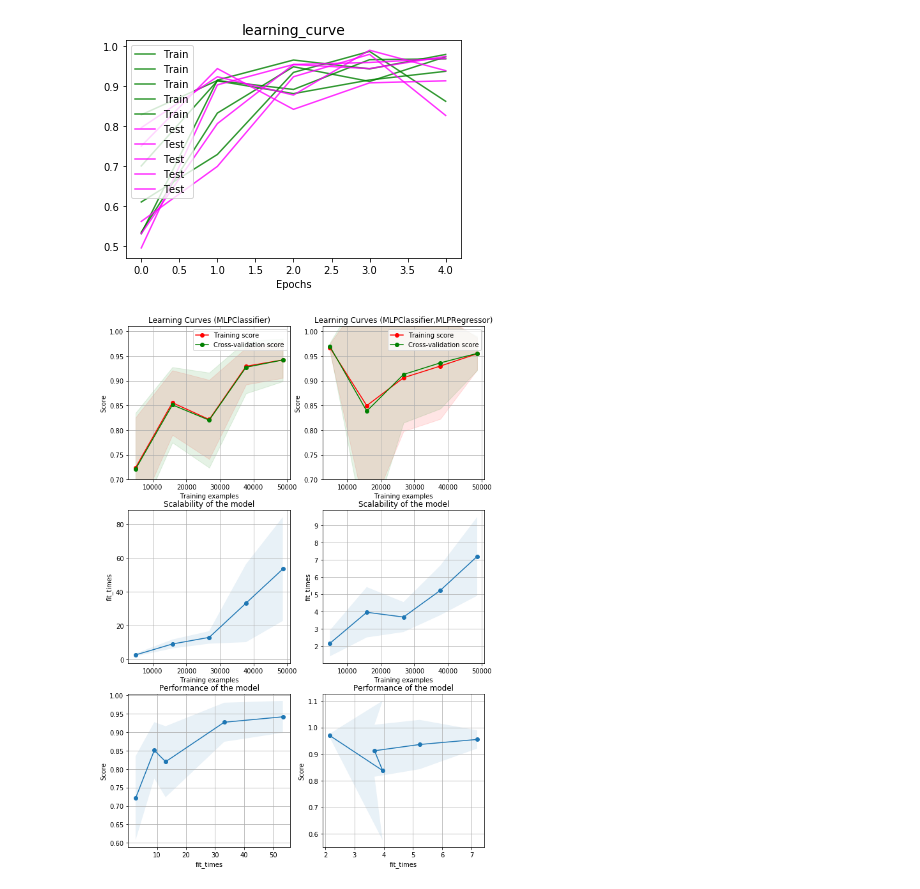
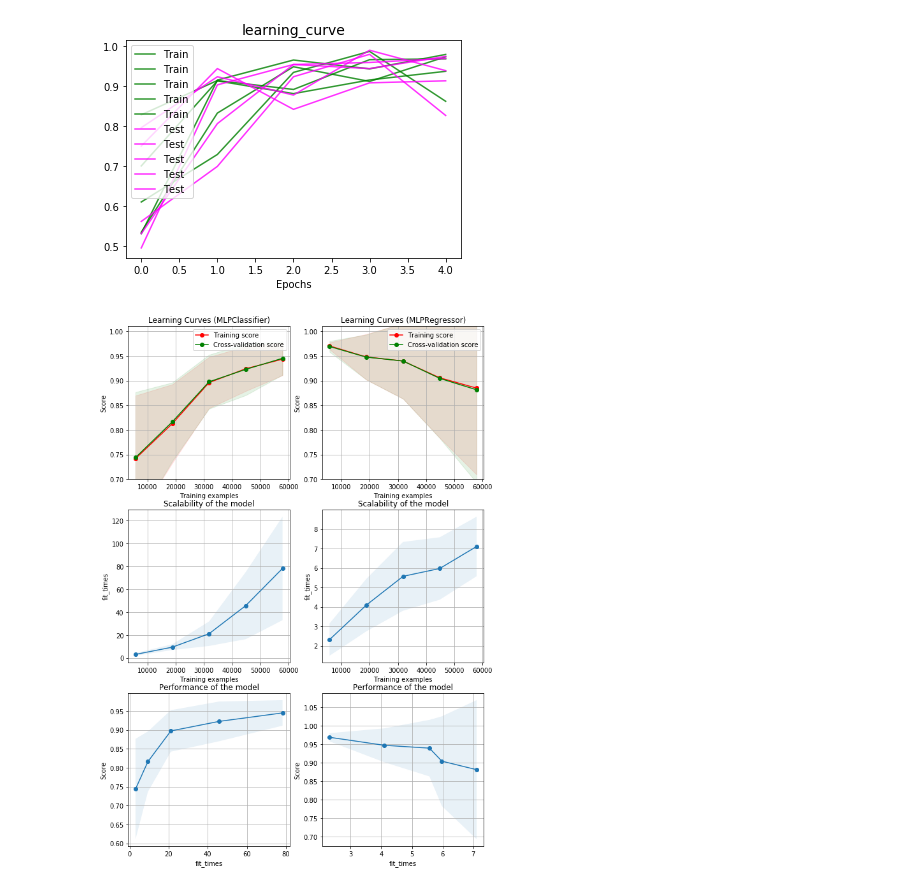
Before and after one commit to peishuan/Natural-Computation-Methods-for-Machine-Learning-Final-Project, a Jupyter notebook: meeting0527/spotify_classification.ipynb, the cells around one changed output. Drawn from its saved outputs; the diff is of its cells as text; code cells hidden in the pictures.

```diff
--- a/meeting0527/spotify_classification.ipynb
+++ b/meeting0527/spotify_classification.ipynb
@@ -58,6 +60,6 @@ data.head(10)
 # %%
 # Split training, testing, validation data by 80%, 10%, 10%
-train_data, validate_data, test_data = np.split(data.sample(frac=1), [int(.8*len(data)), int(.9*len(data))])
+train_data, test_data = np.split(data.sample(frac=1), [int(.95*len(data))])
 # %%
 # Split output and convert to array
 train_output = train_data.Popularity_bucket
@@ -65,10 +67,10 @@ train_data = train_data.drop(['Popularity_bucket'], axis=1)
 train_data = np.asarray(train_data,dtype=np.float64)
 training_count = len(train_data[:,0])
 
-validate_output = validate_data.Popularity_bucket
-validate_data = validate_data.drop(['Popularity_bucket'], axis=1)
-validate_data = np.asarray(validate_data,dtype=np.float64)
-validate_count = len(validate_data[:,0])
+#validate_output = validate_data.Popularity_bucket
+#validate_data = validate_data.drop(['Popularity_bucket'], axis=1)
+#validate_data = np.asarray(validate_data,dtype=np.float64)
+#validate_count = len(validate_data[:,0])
 
 test_output = test_data.Popularity_bucket
 test_data = test_data.drop(['Popularity_bucket'], axis=1)
@@ -128,6 +124,6 @@ skplt.metrics.plot_confusion_matrix(test_output, test_pred, normalize=True, figs
 # %%
 N_TRAIN_SAMPLES = train_data.shape[0]
-N_EPOCHS = 25
+N_EPOCHS = 55
 N_BATCH = 128
 N_CLASSES = np.unique(train_output)
 
@@ -314,33 +310,33 @@ def plot_learning_curve(estimator, title, X, y, axes=None, ylim=None, cv=None,
     axes[2].plot(fit_times_mean, test_scores_mean, 'o-')
     axes[2].fill_between(fit_times_mean, test_scores_mean - test_scores_std,
                          test_scores_mean + test_scores_std, alpha=0.1)
     axes[2].set_xlabel("fit_times")
     axes[2].set_ylabel("Score")
     axes[2].set_title("Performance of the model")
 
     return plt
 
 
 fig, axes = plt.subplots(3, 2, figsize=(10, 15))
 
 X, y = load_digits(return_X_y=True)
 
 title = "Learning Curves (MLPClassifier)"
 # Cross validation with 100 iterations to get smoother mean test and train
 # score curves, each time with 20% data randomly selected as a validation set.
 cv = ShuffleSplit(n_splits=100, test_size=0.002, random_state=0)
 
 estimator = MLPClassifier()
 plot_learning_curve(estimator, title, train_data, train_output, axes=axes[:, 0], ylim=(0.7, 1.01),
                     cv=cv, n_jobs=4)
 
-title = r"Learning Curves (MLPClassifier,MLPRegressor)"
+title = "Learning Curves (MLPRegressor)"
 # SVC is more expensive so we do a lower number of CV iterations:
-cv = ShuffleSplit(n_splits=10, test_size=0.002, random_state=0)
+cv = ShuffleSplit(n_splits=100, test_size=0.002, random_state=0)
 estimator = MLPRegressor()
 plot_learning_curve(estimator, title, train_data, train_output, axes=axes[:, 1], ylim=(0.7, 1.01),
                     cv=cv, n_jobs=4)
 
 plt.show()
 # %% [output]
-[figure, old version]
+[figure, new version]
```
Also changed, not shown: parts of 26 cells of this notebook, 2 other files.
